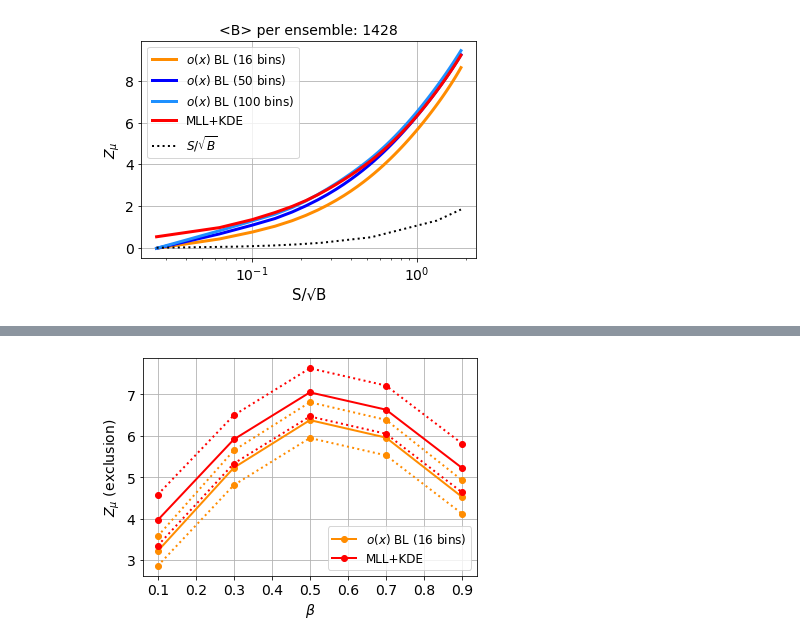
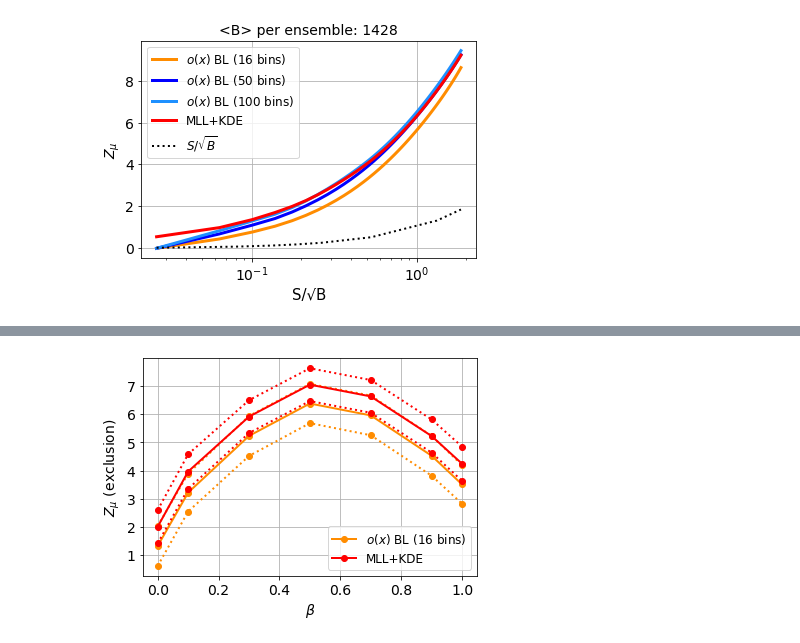
Before and after one commit to AndresDanielPerez/LHC-3rd-gen-Leptoquarks-with-MLL, a Jupyter notebook: Leptoquarks/B-13TeV-no-uncertainty/04-LQdown1000GeV.ipynb, the cells around one changed output, grey strips where cells are left out. Drawn from its saved outputs; the diff is of its cells as text; code cells hidden in the pictures.

```diff
--- a/Leptoquarks/B-13TeV-no-uncertainty/04-LQdown1000GeV.ipynb
+++ b/Leptoquarks/B-13TeV-no-uncertainty/04-LQdown1000GeV.ipynb
@@ -1394,3 +1395,11 @@ store_Z_bins_XG_50bins_min = [i-j for i, j in zip(store_Z_bins_XG_50bins, store_
 
 store_Z_bins_XG_100bins_plus = [i+j for i, j in zip(store_Z_bins_XG_100bins, store_Z_bins_XG_100bins_std)]
 store_Z_bins_XG_100bins_min = [i-j for i, j in zip(store_Z_bins_XG_100bins, store_Z_bins_XG_100bins_std)]
+# %%
+store_muhat_mean_16bins = [0.0980378567652165, 0.02557265344241364, 0.0360401825493132, 0.06424673956777006, 0.03415324575341139, -0.0005424811210322519, 0.006794730530553179, 0.006207690455284918]
+
+store_Z_bins_XG_16bins_q = [0.22392333973267098, 0.6436716562062933, 1.018300144419401, 1.3379627476973057, 1.9187006751292546, 3.4655151281590877, 6.755686140309501, 8.512118381878215]
+store_Z_bins_XG_16bins_std = [0.5793700350611846, 0.6403432589546464, 0.6670876405386548, 0.7163363189046205, 0.6919713770688211, 0.681238213811601, 0.6852493636384361, 0.6879443274335981]
+
+store_Z_bins_XG_16bins_mu0 = [0.22391275311699108, 0.643617275283184, 1.017852629403653, 1.335540513251765, 1.9186299768452069, 3.4655151281590877, 6.755564294868271, 8.509626314243814]
+store_Z_bins_XG_16bins_std_mu0 = [0.5800521304904308, 0.6465574525060188, 0.6818300347877584, 0.7482894815283799, 0.7375432717952378, 0.7505489975685296, 0.7459728533298476, 0.7430823570736946]
@@ -2163,31 +2181,30 @@ def solve(fn, value, x=0.1, maxtries=1000, maxerr=0.00001):
 # %%
 # We need the ratio of the fiducial cross-sections for different values of beta to rescale
 
-beta = [0.1,0.3,0.5,0.7,0.9]
+beta = [0,0.1,0.3,0.5,0.7,0.9,1]
 
 # m_LQ = [ 800, 1000, 1200, 1400, 1600, 1800 ]  GeV
 ind_mass = 1
 
+fidcross_beta00 = [0.1271808, 0.027032160000000003, 0.00770688, 0.001878312, 0.0005908139999999999, 0.00017041759999999998]
 fidcross_beta01 = [0.3163628, 0.0741753, 0.01952626, 0.0044892, 0.0016499700000000002, 0.00046830800000000007]
 fidcross_beta03 = [0.559062, 0.13798409999999997, 0.03652792, 0.01062024, 0.002733768, 0.0008702760000000001]
 fidcross_beta05 = [0.74664, 0.1822585, 0.04825368, 0.012417530000000001, 0.0032513399999999997, 0.001112082]
 fidcross_beta07 = [0.6483749999999999, 0.165285, 0.04282562, 0.01281222, 0.003864048, 0.001097392]
 fidcross_beta09 = [0.43799099999999996, 0.113778, 0.03572283, 0.010101599999999999, 0.0030826390000000003, 0.0008606400000000001]
+fidcross_beta1 = [0.26443679999999997, 0.08237423999999999, 0.026599559999999994, 0.007674479999999999, 0.00222552, 0.0007910968]
 
 
+S00 = round(139 * crossfidNP) * (fidcross_beta00[ind_mass]/fidcross_beta05[ind_mass])
 S01 = round(139 * crossfidNP) * (fidcross_beta01[ind_mass]/fidcross_beta05[ind_mass])
 S03 = round(139 * crossfidNP) * (fidcross_beta03[ind_mass]/fidcross_beta05[ind_mass])
 S05 = round(139 * crossfidNP) * (fidcross_beta05[ind_mass]/fidcross_beta05[ind_mass])
 S07 = round(139 * crossfidNP) * (fidcross_beta07[ind_mass]/fidcross_beta05[ind_mass])
 S09 = round(139 * crossfidNP) * (fidcross_beta09[ind_mass]/fidcross_beta05[ind_mass])
+S1 = round(139 * crossfidNP) * (fidcross_beta1[ind_mass]/fidcross_beta05[ind_mass])
 
-# S01 = round(139 * crossfidNP) * (0.027999/0.05013519)
-# S03 = round(139 * crossfidNP) * (0.04348762/0.05013519)
-# S05 = round(139 * crossfidNP) * (1.)
-# S07 = round(139 * crossfidNP) * (0.05433536/0.05013519)
-# S09 = round(139 * crossfidNP) * (0.0391902/0.05013519)
 
-S_exp_LQ = [S01,S03,S05,S07,S09]
+S_exp_LQ = [S00,S01,S03,S05,S07,S09,S1]
 
 print(S_exp_LQ)
 # %% [output]
@@ -2274,33 +2291,33 @@ np.savetxt('saved-results/LQdown1000GeV.txt', [results_16bins_beta,
 # %%
 plt.figure()
 lw = 2
 
-plt.plot(beta, results_16bins_beta, '-ok', color='darkorange', lw=lw, label=r'$o(x)$ BL (16 bins)')
-plt.plot(beta, results_16bins_beta_plus, ':ok', color='darkorange', lw=lw)
-plt.plot(beta, results_16bins_beta_min, ':ok', color='darkorange', lw=lw)
+plt.plot(beta, results_16bins_beta, '-o', color='darkorange', lw=lw, label=r'$o(x)$ BL (16 bins)')
+plt.plot(beta, results_16bins_beta_plus, ':o', color='darkorange', lw=lw)
+plt.plot(beta, results_16bins_beta_min, ':o', color='darkorange', lw=lw)
 
-# plt.plot(beta, results_50bins_beta, '-ok', color='blue', lw=lw, label=r'$o(x)$ BL (50 bins)')
-# plt.plot(beta, results_50bins_beta_plus, ':ok', color='blue', lw=lw)
-# plt.plot(beta, results_50bins_beta_min, ':ok', color='blue', lw=lw)
+# plt.plot(beta, results_50bins_beta, '-o', color='blue', lw=lw, label=r'$o(x)$ BL (50 bins)')
+# plt.plot(beta, results_50bins_beta_plus, ':o', color='blue', lw=lw)
+# plt.plot(beta, results_50bins_beta_min, ':o', color='blue', lw=lw)
 
-# plt.plot(beta, results_100bins_beta, '-ok', color='dodgerblue', lw=lw, label=r'$o(x)$ BL (100 bins)')
-# plt.plot(beta, results_100bins_beta_plus, ':ok', color='dodgerblue', lw=lw)
-# plt.plot(beta, results_100bins_beta_min, ':ok', color='dodgerblue', lw=lw)
+# plt.plot(beta, results_100bins_beta, '-o', color='dodgerblue', lw=lw, label=r'$o(x)$ BL (100 bins)')
+# plt.plot(beta, results_100bins_beta_plus, ':o', color='dodgerblue', lw=lw)
+# plt.plot(beta, results_100bins_beta_min, ':o', color='dodgerblue', lw=lw)
 
-plt.plot(beta, results_MLL_KDE_beta, '-ok', color='red', lw=lw, label=r'MLL+KDE')
-plt.plot(beta, results_MLL_KDE_beta_plus, ':ok', color='red', lw=lw)
-plt.plot(beta, results_MLL_KDE_beta_min, ':ok', color='red', lw=lw)
+plt.plot(beta, results_MLL_KDE_beta, '-o', color='red', lw=lw, label=r'MLL+KDE')
+plt.plot(beta, results_MLL_KDE_beta_plus, ':o', color='red', lw=lw)
+plt.plot(beta, results_MLL_KDE_beta_min, ':o', color='red', lw=lw)
 
 #plt.xlim([0.5, 10])
 #plt.ylim([-0.5, 7.5])
 #plt.xscale('log')
 plt.xlabel(r'$\beta$', fontsize=14)
 plt.ylabel('$Z_{\mu}$ (exclusion)', fontsize=14)
 plt.xticks(fontsize=14)
 plt.yticks(fontsize=14)
 plt.grid()
 #plt.title('<B> per ensemble: %0.2d' % B_expected, fontsize=14)
 plt.legend(fontsize=12)
 plt.show()
 # %% [output]
-[figure, old version]
+[figure, new version]
```
Also changed, not shown: parts of 8 cells of this notebook, 15 other files.
